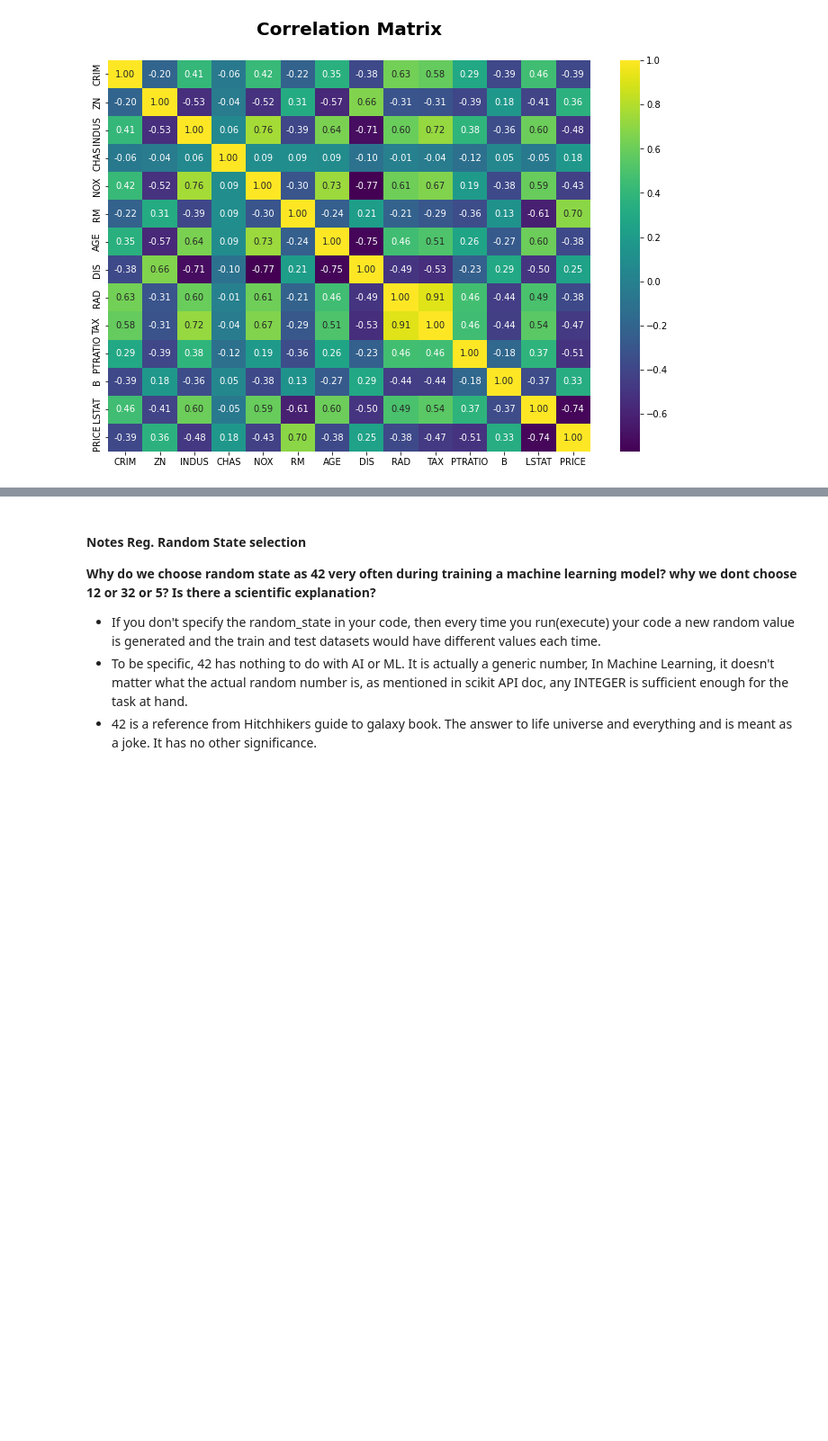
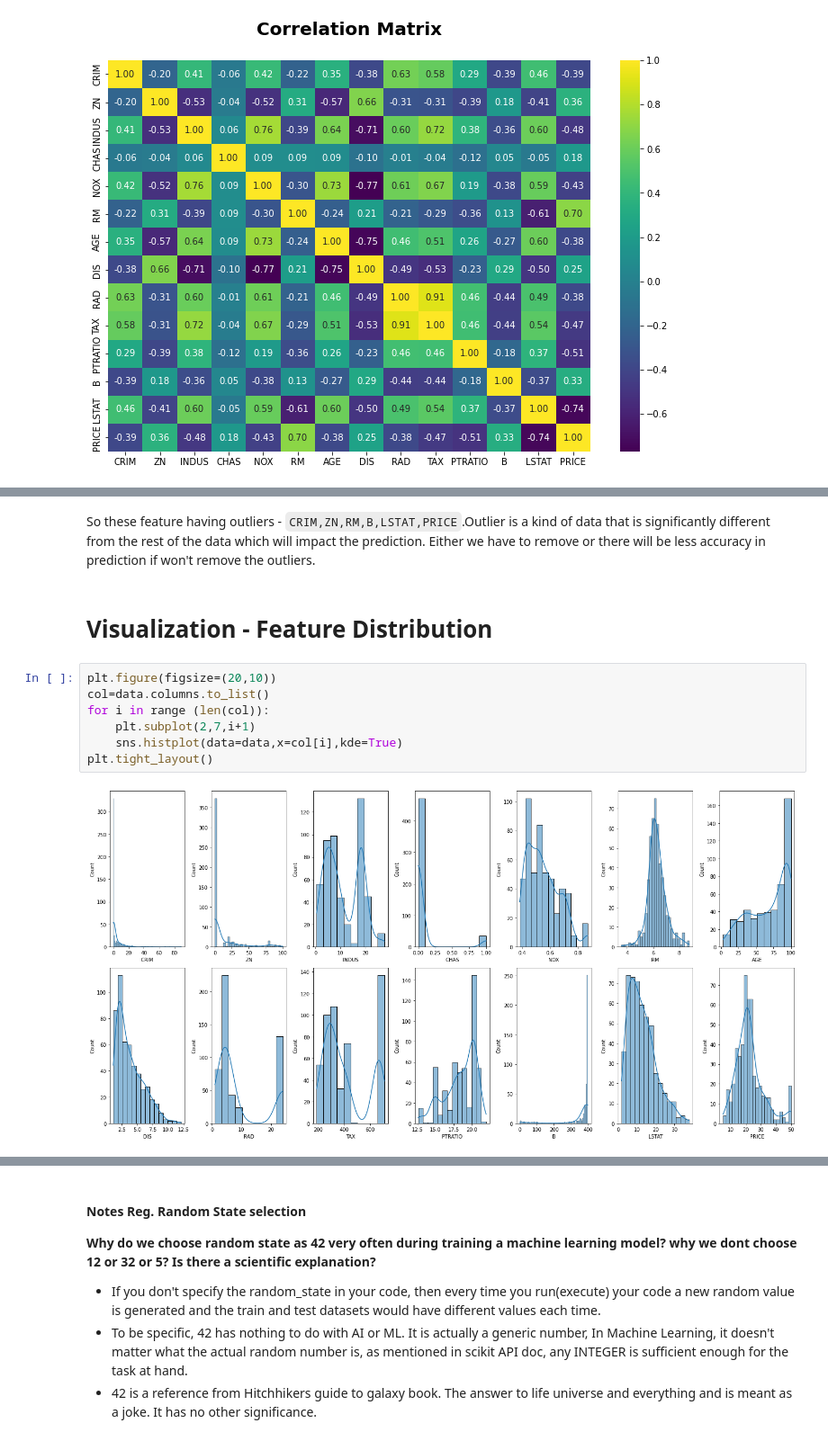
Before and after one commit to kumaramardeep342/Kaggle-Data-Science-Learning, a Jupyter notebook: boston-house-prices-am.ipynb, the cells around one changed output, grey strips where cells are left out. Shown at 90% size. Cells and saved outputs as stored; diff of their text form; blank space fills up the shorter version.

Commit message:
Kaggle Notebook | Boston House Prices_Am | Version 14

```diff
--- a/boston-house-prices-am.ipynb
+++ b/boston-house-prices-am.ipynb
@@ -240,0 +251,13 @@ Text(0.5, 1.0, 'Correlation Matrix\n')
+# %% [markdown]
+So these feature having outliers - `CRIM,ZN,RM,B,LSTAT,PRICE`.Outlier is a kind of data that is significantly different from the rest of the data which will impact the prediction. Either we have to remove or there will be less accuracy in prediction if won't remove the outliers.
+# %% [markdown]
+# Visualization - Feature Distribution
+# %%
+plt.figure(figsize=(20,10))
+col=data.columns.to_list()
+for i in range (len(col)):
+    plt.subplot(2,7,i+1)
+    sns.histplot(data=data,x=col[i],kde=True)
+plt.tight_layout()
+# %% [output]
+[figure, added]
```
Also changed, not shown: parts of 13 cells of this notebook.
